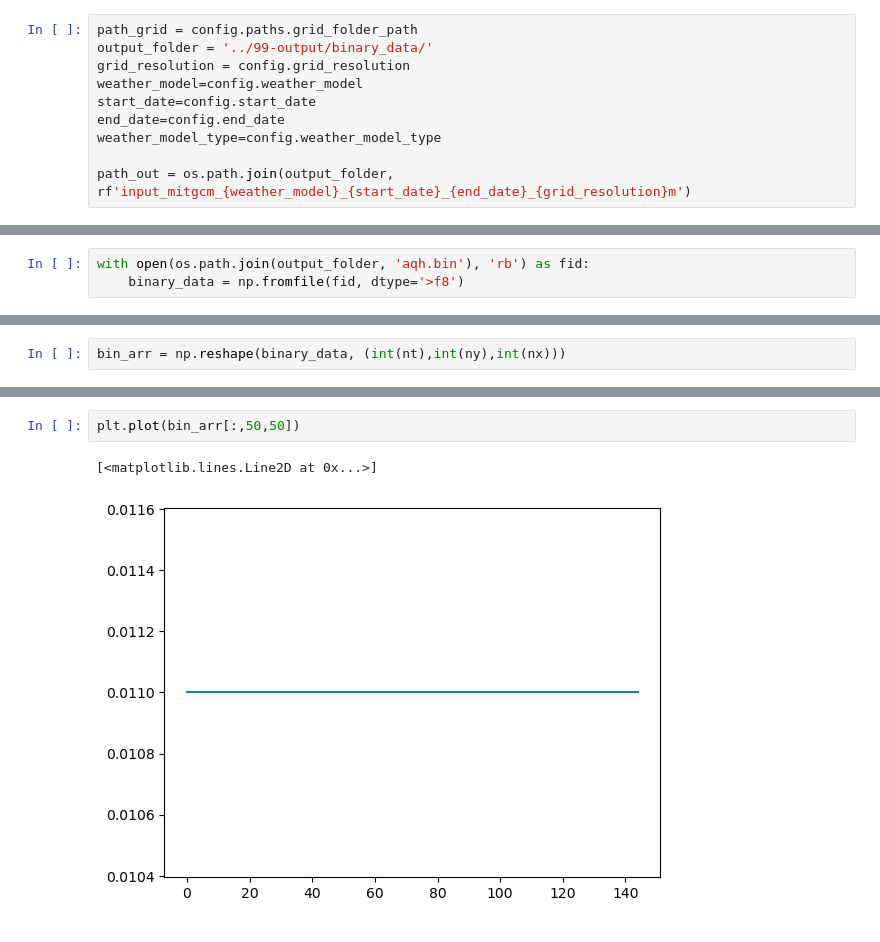
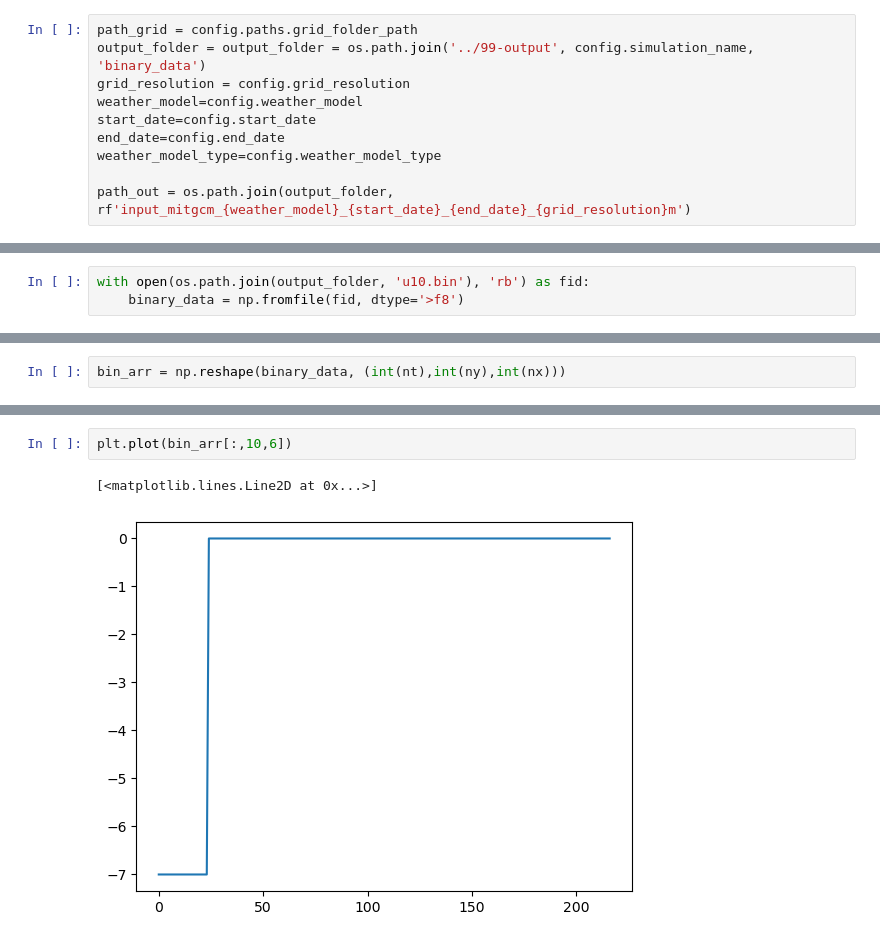
Before and after one commit to leroquan/preprocessing-mitgcm, a Jupyter notebook: surface_forcings/create_dummy_surface_forcing.ipynb, the cells around one changed output, grey strips where cells are left out. Cells and saved outputs as stored; diff of their text form.

```diff
--- a/surface_forcings/create_dummy_surface_forcing.ipynb
+++ b/surface_forcings/create_dummy_surface_forcing.ipynb
@@ -12,7 +12,7 @@ config = ConfigObject('../config.json')
 time_resolution = timedelta(hours=1)
 # %%
 path_grid = config.paths.grid_folder_path
-output_folder = '../99-output/binary_data/'
+output_folder = output_folder = os.path.join('../99-output', config.simulation_name, 'binary_data')
 grid_resolution = config.grid_resolution
 weather_model=config.weather_model
 start_date=config.start_date
@@ -74,7 +74,7 @@ write_array_to_binary(os.path.join(output_folder, 'aqh.bin'), aqh)
 # %%
 import matplotlib.pyplot as plt
 # %%
-with open(os.path.join(output_folder, 'aqh.bin'), 'rb') as fid:
+with open(os.path.join(output_folder, 'u10.bin'), 'rb') as fid:
     binary_data = np.fromfile(fid, dtype='>f8')
 # %%
 nt, ny, nx = base_arr.shape
@@ -83,5 +88,5 @@ bin_arr = np.reshape(binary_data, (int(nt),int(ny),int(nx)))
 # %%
-plt.plot(bin_arr[:,50,50])
+plt.plot(bin_arr[:,10,6])
 # %% [output]
 [<matplotlib.lines.Line2D at 0x...>]
-[figure, old version]
+[figure, new version]
```
Also changed, not shown: parts of 2 cells of this notebook, 23 other files.
